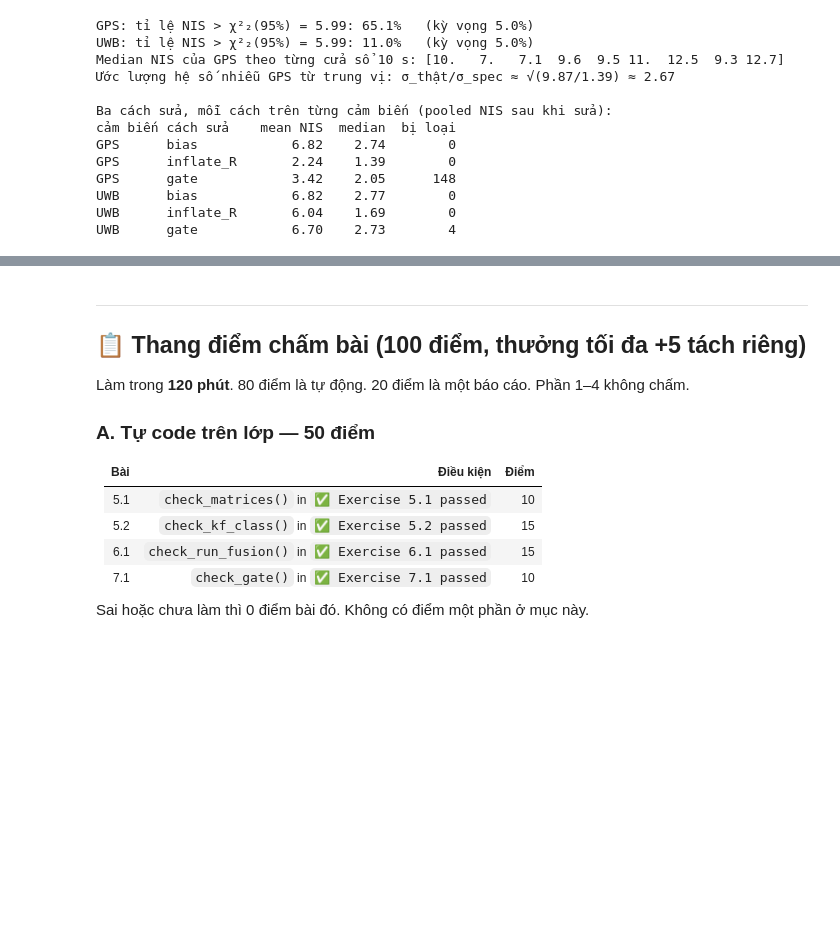
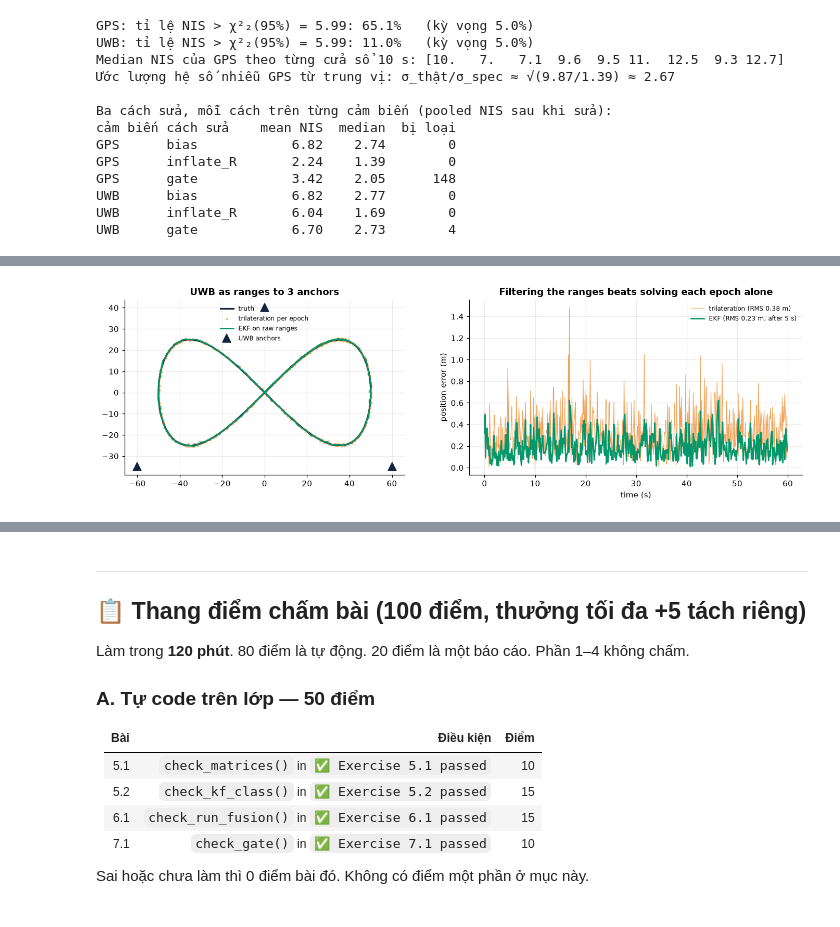
Before and after one commit to Catnip-harvest/K4-Track4-Day5-HoangQuocViet-2A202602563-KalmanFilter, a Jupyter notebook: Lab/kalman_fusion_lab_STUDENT.ipynb, the cells around one changed output, grey strips where cells are left out. Saved outputs shown, nothing was run; the diff lists cells and outputs as text; code cells hidden in the pictures; blank space fills up the shorter version.

```diff
--- a/Lab/kalman_fusion_lab_STUDENT.ipynb
+++ b/Lab/kalman_fusion_lab_STUDENT.ipynb
@@ -2256,0 +2264,92 @@ UWB      gate            6.70    2.73        4
+# %%
+# Challenge A: UWB measures ranges to 3 anchors instead of (x, y) -> nonlinear multilateration with an EKF
+ANCHORS = np.array([[-60.0, -35.0], [60.0, -35.0], [0.0, 40.0]])
+SIG_RANGE = 0.3                                     # m, per anchor range
+
+def h_ranges(x, anchors=ANCHORS):
+    """Predict the distance from the state's position to every anchor.
+
+    Args:
+        x: State vector `[x, y, vx, vy]`.
+        anchors: Array of shape `(m, 2)` with anchor positions.
+
+    Returns:
+        numpy.ndarray: Length-`m` vector of ranges.
+    """
+    return np.linalg.norm(x[:2] - anchors, axis=1)
+
+def H_ranges(x, anchors=ANCHORS):
+    """Jacobian of `h_ranges`: each row is the unit vector from anchor to vehicle.
+
+    Args:
+        x: State vector `[x, y, vx, vy]`, the linearisation point.
+        anchors: Array of shape `(m, 2)` with anchor positions.
+
+    Returns:
+        numpy.ndarray: `(m, 4)` Jacobian, zero in the velocity columns.
+    """
+    diff = x[:2] - anchors
+    H = np.zeros((len(anchors), 4))
+    H[:, :2] = diff / np.linalg.norm(diff, axis=1, keepdims=True)
+    return H
+
+def trilaterate(r, anchors=ANCHORS, p0=(0.0, 0.0), iters=10):
+    """Snapshot position from one set of ranges (Gauss-Newton least squares, no filter).
+
+    Args:
+        r: Measured ranges, one per anchor.
+        anchors: Array of shape `(m, 2)` with anchor positions.
+        p0: Starting guess for the position.
+        iters: Gauss-Newton iterations.
+
+    Returns:
+        numpy.ndarray: The least-squares position `[x, y]`.
+    """
+    p = np.array(p0, dtype=float)
+    for _ in range(iters):
+        J = H_ranges(np.r_[p, 0, 0], anchors)[:, :2]
+        p = p + np.linalg.lstsq(J, r - h_ranges(np.r_[p, 0, 0], anchors), rcond=None)[0]
+    return p
+
+# finite-difference check of the Jacobian, same trick as 8.1
+xc = np.array([12., -7., 1., 1.]); num = np.zeros((3, 4))
+for j in range(4):
+    d = np.zeros(4); d[j] = 1e-6
+    num[:, j] = (h_ranges(xc + d) - h_ranges(xc - d)) / 2e-6
+assert np.allclose(H_ranges(xc), num, atol=1e-6)
+
+rngA = np.random.default_rng(42)
+ranges = np.array([h_ranges(s_) for s_ in S2]) + rngA.normal(0, SIG_RANGE, (len(t2), len(ANCHORS)))
+R_rng = np.eye(len(ANCHORS)) * SIG_RANGE ** 2
+
+snap = np.array([trilaterate(r_) for r_ in ranges])            # no filter: one fix per epoch
+kfA = KalmanFilter(np.r_[snap[0], 0, 0], np.diag([1., 1., 10. ** 2, 10. ** 2]))
+pathA, nisA = [kfA.x.copy()], []
+for k in range(1, len(t2)):
+    kfA.predict(make_F(DT2), make_Q(DT2, Q_CAR))
+    H = H_ranges(kfA.x)                                          # linearise at the prediction
+    y = ranges[k] - h_ranges(kfA.x)
+    S = H @ kfA.P @ H.T + R_rng
+    K = kfA.P @ H.T @ np.linalg.inv(S)
+    kfA.x = kfA.x + K @ y
+    kfA.P = (np.eye(4) - K @ H) @ kfA.P
+    pathA.append(kfA.x.copy()); nisA.append(float(y @ np.linalg.solve(S, y)))
+pathA, nisA = np.array(pathA), np.array(nisA)
+
+e_snap = np.linalg.norm(snap - S2[:, :2], axis=1); e_ekfA = np.linalg.norm(pathA[:, :2] - S2[:, :2], axis=1)
+fig, (a1, a2) = plt.subplots(1, 2, figsize=(13, 4))
+a1.plot(S2[:, 0], S2[:, 1], color=INK, lw=2, label="truth")
+a1.scatter(*snap.T, s=4, color=ORANGE, alpha=.4, label="trilateration per epoch")
+a1.plot(pathA[:, 0], pathA[:, 1], color=GREEN, lw=1.8, label="EKF on raw ranges")
+a1.plot(*ANCHORS.T, "^", color=INK, ms=10, label="UWB anchors")
+a1.set(aspect="equal", title="UWB as ranges to 3 anchors"); a1.legend(fontsize=8)
+a2.plot(t2, e_snap, color=ORANGE, lw=.8, alpha=.7, label=f"trilateration (RMS {rmse(e_snap):.2f} m)")
+a2.plot(t2, e_ekfA, color=GREEN, lw=1.8, label=f"EKF (RMS {rmse(e_ekfA[50:]):.2f} m, after 5 s)")
+a2.set(xlabel="time (s)", ylabel="position error (m)", title="Filtering the ranges beats solving each epoch alone"); a2.legend(fontsize=8)
+plt.tight_layout(); plt.show()
+print(f"Position RMSE: trilateration {rmse(e_snap):.3f} m  ->  EKF {rmse(e_ekfA[50:]):.3f} m")
+print(f"EKF mean NIS = {nisA[50:].mean():.2f}  (3 ranges -> expected ≈ 3)")
+assert rmse(e_ekfA[50:]) < rmse(e_snap)
+print("✅ Challenge A: the EKF fuses the ranges directly, no need to convert them to (x, y) first")
+# %% [output]
+[figure, added]
```
Also changed, not shown: parts of 9 cells of this notebook.
